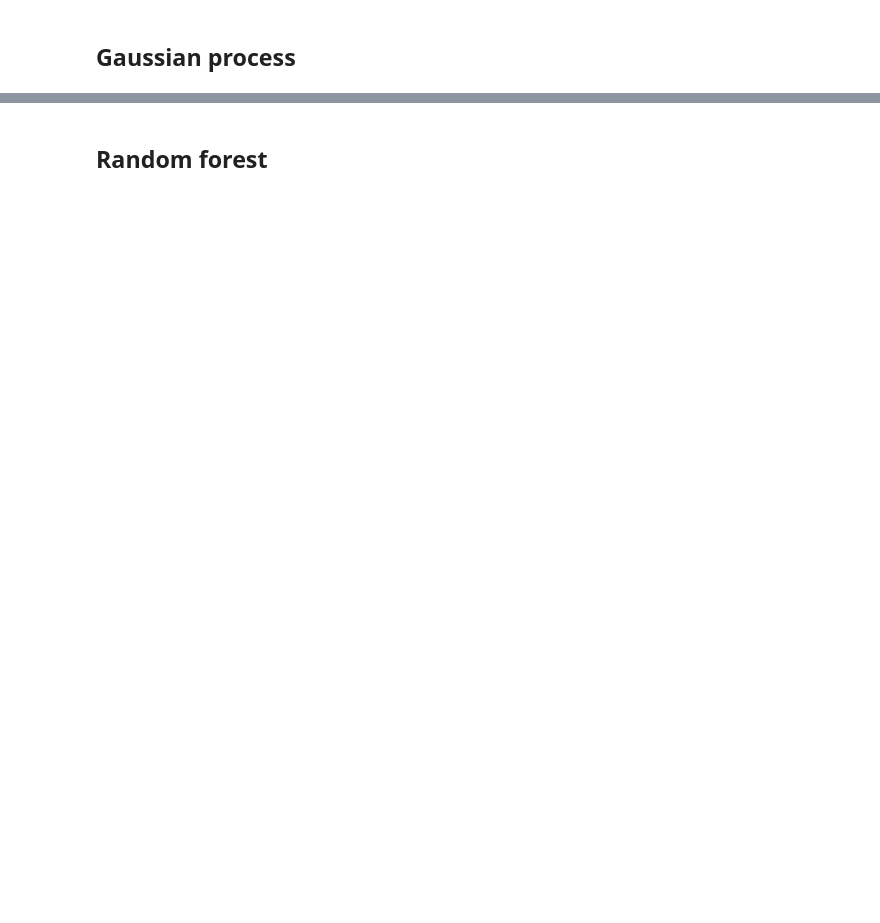
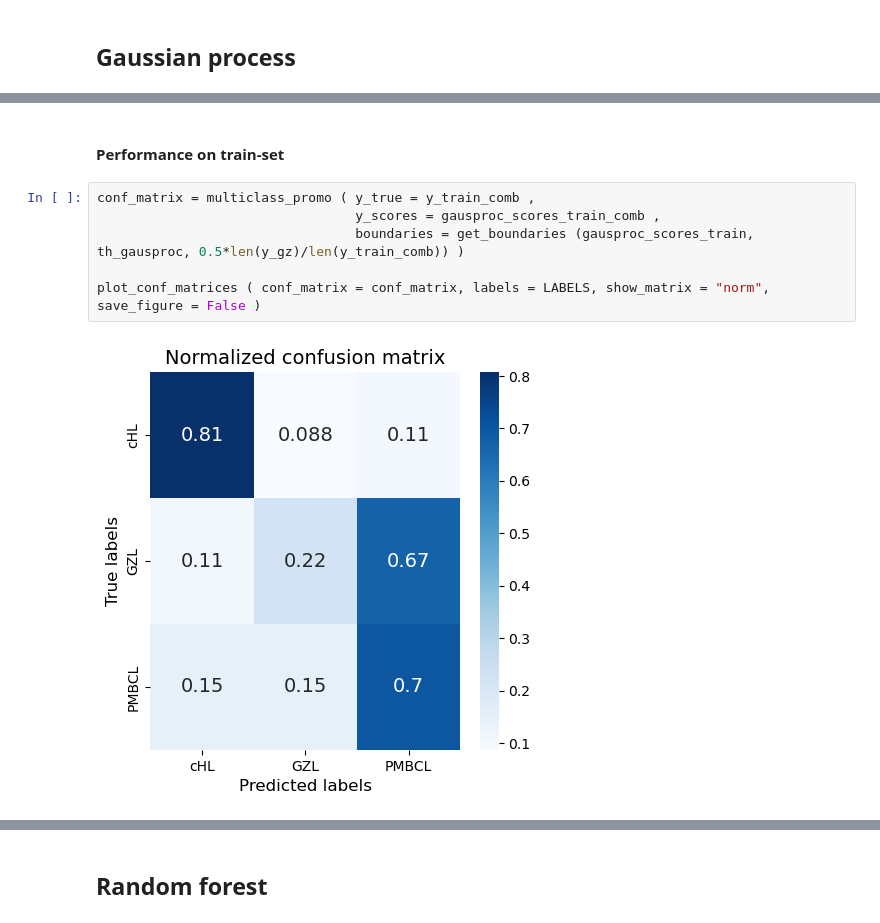
Before and after one commit to harel-coffee/mediastinal-lymphoma-classification-auto, a Jupyter notebook: 4_multi_classification.ipynb, the cells around one changed output, grey strips where cells are left out. Drawn from its saved outputs; the diff is of its cells as text; blank space fills up the shorter version.

Commit message:
completed multi-class notebook

```diff
--- a/4_multi_classification.ipynb
+++ b/4_multi_classification.ipynb
@@ -289,0 +315,10 @@ plot_clf_region ( y_true   = y_train_exp ,
+# %% [markdown]
+#### Performance on train-set
+# %%
+conf_matrix = multiclass_promo ( y_true = y_train_comb ,
+                                 y_scores = gausproc_scores_train_comb ,
+                                 boundaries = get_boundaries (gausproc_scores_train, th_gausproc, 0.5*len(y_gz)/len(y_train_comb)) )
+
+plot_conf_matrices ( conf_matrix = conf_matrix, labels = LABELS, show_matrix = "norm", save_figure = False )
+# %% [output]
+[figure, added]
```
Also changed, not shown: parts of 36 cells of this notebook.
